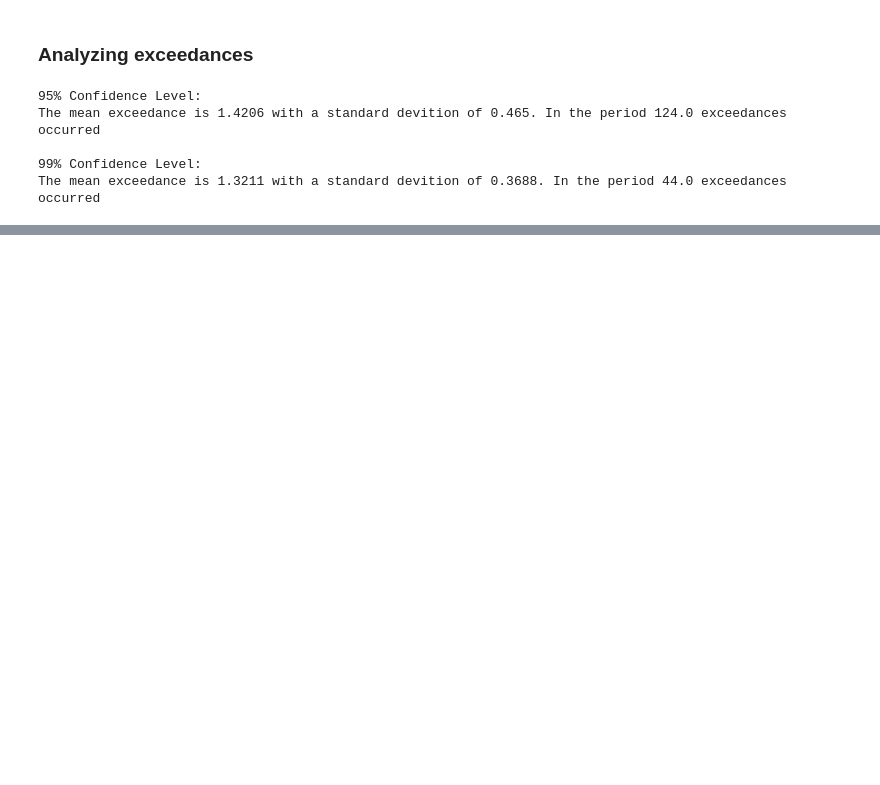
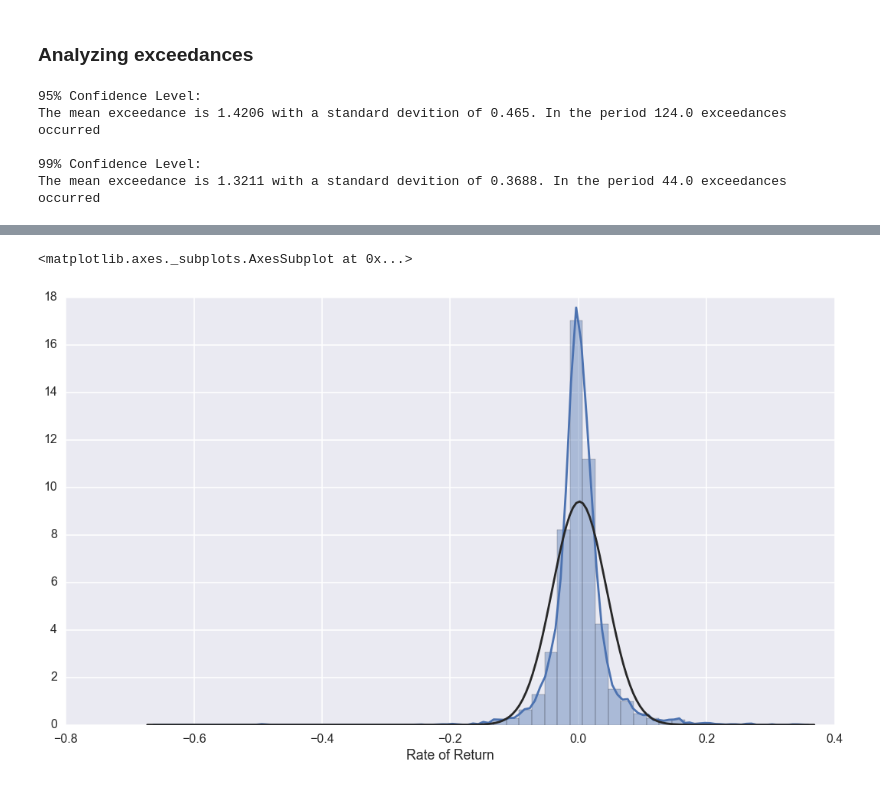
Before and after one commit to thecarlmartin/value-at-risk-exploration, a Jupyter notebook: Value at Risk Exploration.ipynb, the cells around one changed output, grey strips where cells are left out. Drawn from its saved outputs; the diff is of its cells as text; code cells hidden in the pictures; blank space fills up the shorter version.

```diff
--- a/Value at Risk Exploration.ipynb
+++ b/Value at Risk Exploration.ipynb
@@ -130 +140,8 @@ The mean exceedance is 1.3211 with a standard devition of 0.3688. In the period
+# %%
+sns.set_context("poster")
+plt.figure(figsize=(18, 10))
+sns.distplot(nvar_data['Rate of Return'][1:], fit=scipy.stats.norm)
+# %% [output]
+<matplotlib.axes._subplots.AxesSubplot at 0x...>
+[figure, added]
 # %%
```
Also changed, not shown: parts of 25 cells of this notebook, 1 other file.
